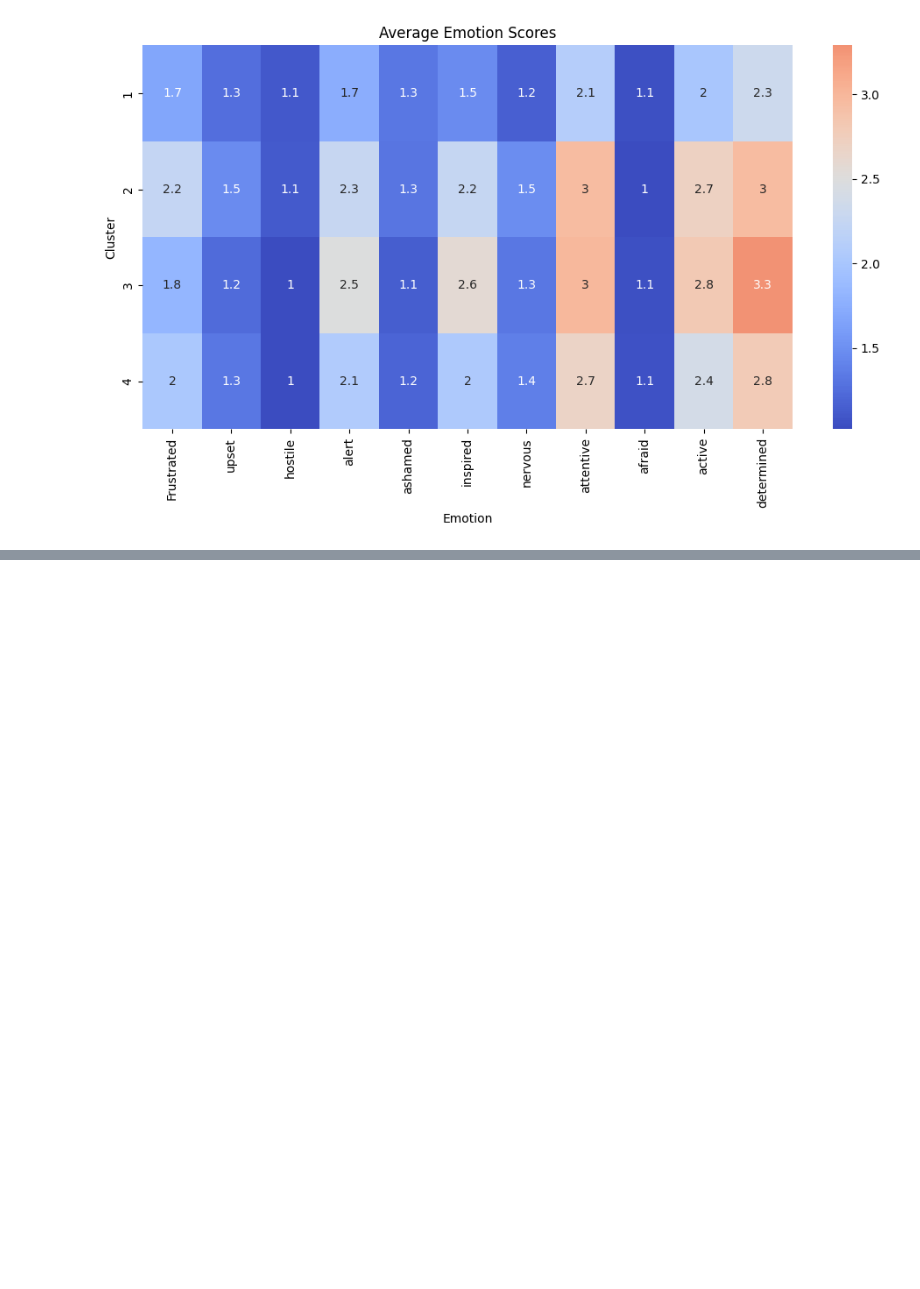
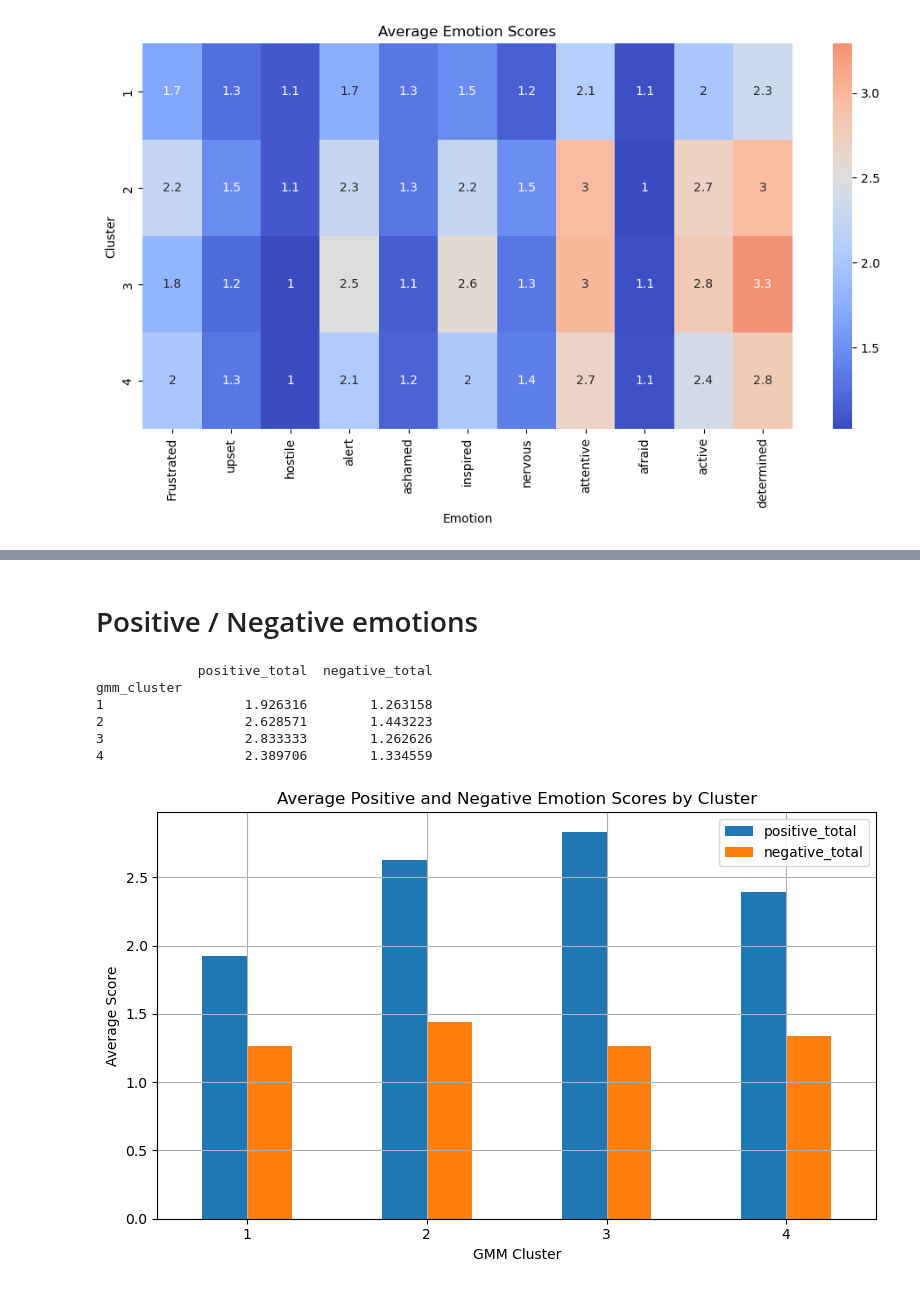
Before and after one commit to hjelp200121/02582Case2, a Jupyter notebook: GMM_analysis.ipynb, the cells around one changed output, grey strips where cells are left out. Drawn from its saved outputs; the diff is of its cells as text; code cells hidden in the pictures; blank space fills up the shorter version.

```diff
--- a/GMM_analysis.ipynb
+++ b/GMM_analysis.ipynb
@@ -211,0 +193,30 @@ Cluster 1 seems to have most participants in phase 1 (puzzle solving), while clu
+# %% [markdown]
+# Positive / Negative emotions
+# %%
+positive_emotions = ['alert', 'inspired', 'attentive', 'active', 'determined']
+negative_emotions = ['Frustrated', 'upset', 'hostile', 'ashamed', 'nervous', 'afraid']
+
+df['positive_total'] = df[positive_emotions].mean(axis=1)
+df['negative_total'] = df[negative_emotions].mean(axis=1)
+
+cluster_summary = df.groupby('gmm_cluster')[['positive_total', 'negative_total']].mean()
+print(cluster_summary)
+
+
+# Bar plot to compare average emotion scores per cluster
+cluster_summary.plot(kind='bar', figsize=(8, 5))
+plt.title('Average Positive and Negative Emotion Scores by Cluster')
+plt.xlabel('GMM Cluster')
+plt.ylabel('Average Score')
+plt.xticks(rotation=0)
+plt.grid(True)
+plt.tight_layout()
+plt.show()
+# %% [output]
+             positive_total  negative_total
+gmm_cluster
+1                  1.926316        1.263158
+2                  2.628571        1.443223
+3                  2.833333        1.262626
+4                  2.389706        1.334559
+[figure, added]
```
Also changed, not shown: parts of 34 cells of this notebook.
